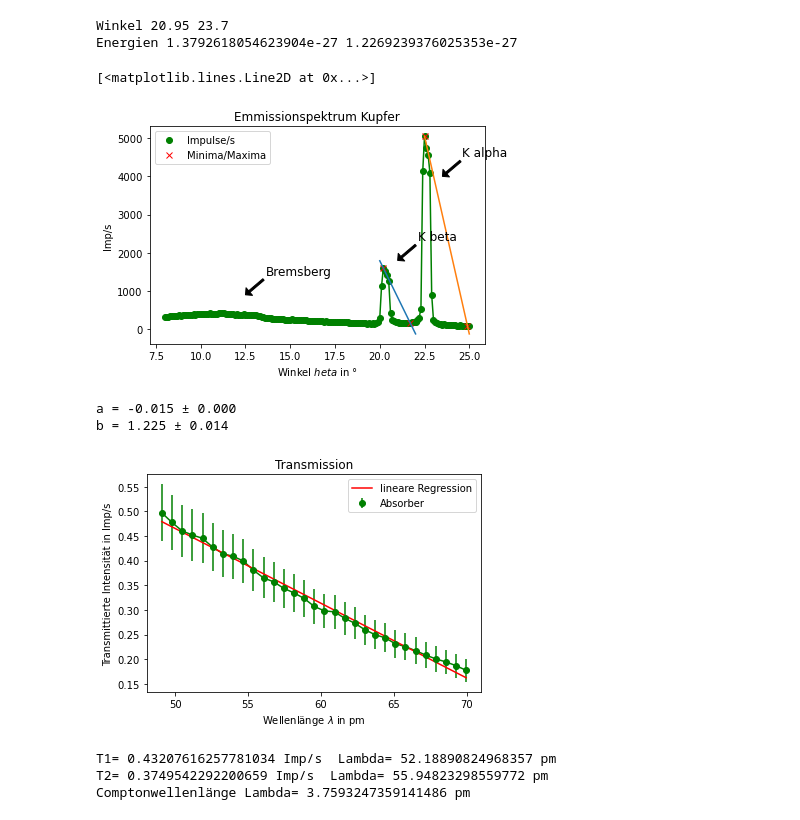
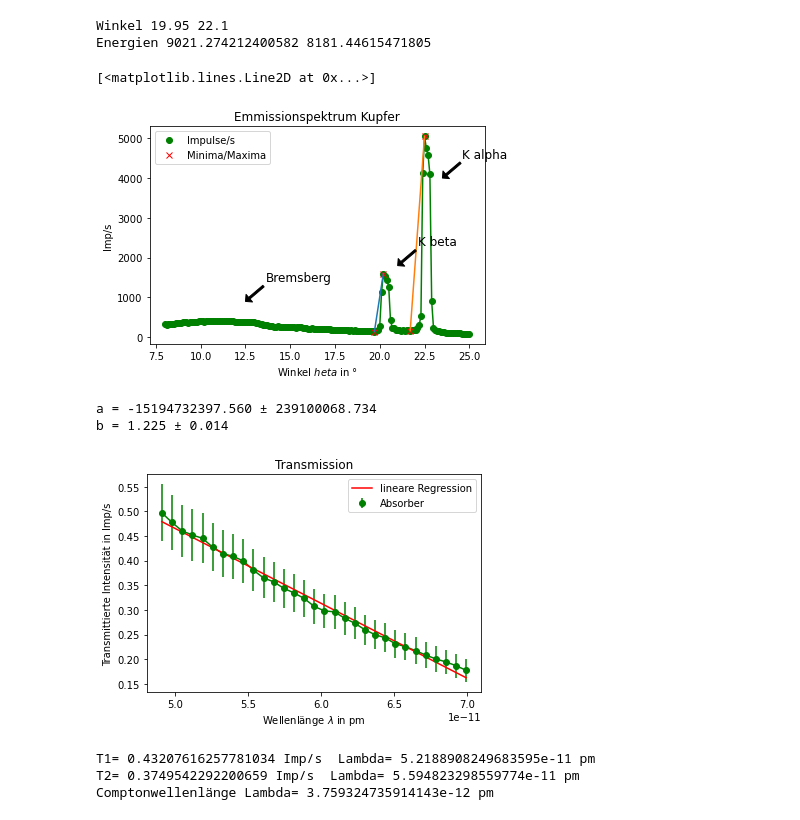
Before and after one commit to JackDO1998/Praktikum, a Jupyter notebook: ComptonEffekt/Comptoneffekt.ipynb, the cells around one changed output. Drawn from its saved outputs; the diff is of its cells as text; code cells hidden in the pictures.

```diff
--- a/ComptonEffekt/Comptoneffekt.ipynb
+++ b/ComptonEffekt/Comptoneffekt.ipynb
@@ -16,7 +16,7 @@ a=0
 while a<len(N1r):
     N1[a]=ufloat(N1r[a],N1f[a])
     a=a+1
-dlif=201.4
+dlif=201.4e-12
 lamda1=2*dlif*np.sin(Theta1)
 # %%
 plt.plot(Theta1r,N1r,'go',label='Impulse/s')
@@ -54,50 +54,51 @@ while min2 <max2:
         min2=min2+1
     else:
         min2=min2+1
-min3=g
-max3=h
-min4=h
-max4=171
+min3=100
+max3=g
+min4=g
+max4=h
 while min3 <max3:
     if N1r[min3]<N1r[i]:
         i=min3
         min3=min3+1
     else:
         min3=min3+1
 
 while min4 < max4:
     if N1r[min4]<N1r[j]:
         j=min4
         min4=min4+1
     else:
         min4=min4+1
-z=np.linspace(20,22)
-y=np.linspace(22.5,25)
+z=np.linspace(Theta1r[i],Theta1r[g])
+y=np.linspace(Theta1r[j],Theta1r[h])
 plt.plot(Theta1r[g],N1r[g],'rx',label='Minima/Maxima')
 plt.plot(Theta1r[h],N1r[h],'rx')
 plt.plot(Theta1r[i],N1r[i],'rx')
 plt.plot(Theta1r[j],N1r[j],'rx')
 plt.legend(loc='best')
-plt.savefig('Kupfer.pdf')
+
 Mitte1=N1r[i]+(N1r[g]-N1r[i])/2
 Mitte2=N1r[j]+(N1r[h]-N1r[j])/2
 m1=(N1r[g]-N1r[i])/(Theta1r[g]-Theta1r[i])
 m2=(N1r[h]-N1r[j])/(Theta1r[h]-Theta1r[j])
 b1=N1r[g]-m1*Theta1r[g]
 b2=N1r[h]-m2*Theta1r[h]
 x1=((Mitte1-b1)/m1)*const.pi/180
 x2=((Mitte2-b2)/m2)*const.pi/180
-E1=const.h*const.c/(2*dlif*np.sin(x1))
-E2=const.h*const.c/(2*dlif*np.sin(x2))
+E1=(const.h*const.c/(2*dlif*np.sin(x1)))/const.e
+E2=(const.h*const.c/(2*dlif*np.sin(x2)))/const.e
 print('Winkel',x1*180/const.pi,x2*180/const.pi)
 print('Energien',E1,E2)
 plt.plot(z,(m1*z+b1))
 plt.plot(y,(m2*y+b2))
+plt.savefig('Kupfer.pdf')
 # %% [output]
-Winkel 20.95 23.7
-Energien 1.3792618054623904e-27 1.2269239376025353e-27
+Winkel 19.95 22.1
+Energien 9021.274212400582 8181.44615471805
 [<matplotlib.lines.Line2D at 0x...>]
-[figure, old version]
+[figure, new version]
 # %%
 Theta2r=np.genfromtxt('ComptonOhne.dat', usecols=(0))
 N2r=np.genfromtxt('ComptonOhne.dat', usecols=(1))
@@ -168,9 +169,9 @@ plt.xlabel('Wellenlänge $\lambda$ in pm')
 plt.ylabel('Transmittierte Intensität in Imp/s')
 plt.savefig('spektrum.pdf')
 # %% [output]
-a = -0.015 ± 0.000
+a = -15194732397.560 ± 239100068.734
 b = 1.225 ± 0.014
-[figure, old version]
+[figure, new version]
 # %%
 #Bestimmung der Compton Wellenlänge
 I20=2731
@@ -185,6 +186,6 @@ print('T2=',T2,'Imp/s  Lambda=',lam2,'pm')
 lam=lam2-lam1
 print('Comptonwellenlänge Lambda=',lam,'pm')
 # %% [output]
-T1= 0.43207616257781034 Imp/s  Lambda= 52.18890824968357 pm
-T2= 0.3749542292200659 Imp/s  Lambda= 55.94823298559772 pm
-Comptonwellenlänge Lambda= 3.7593247359141486 pm
+T1= 0.43207616257781034 Imp/s  Lambda= 5.2188908249683595e-11 pm
+T2= 0.3749542292200659 Imp/s  Lambda= 5.594823298559774e-11 pm
+Comptonwellenlänge Lambda= 3.759324735914143e-12 pm
```
Also changed, not shown: 14 other files.
